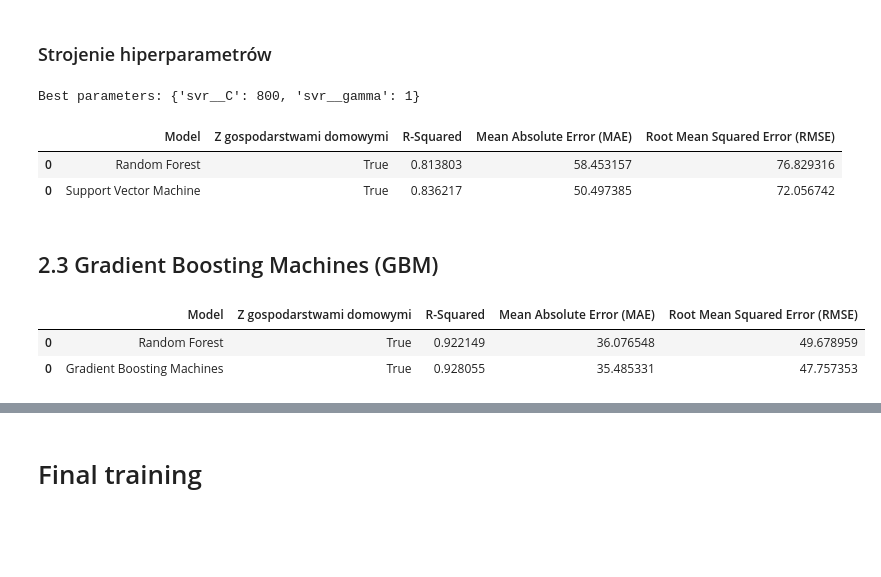
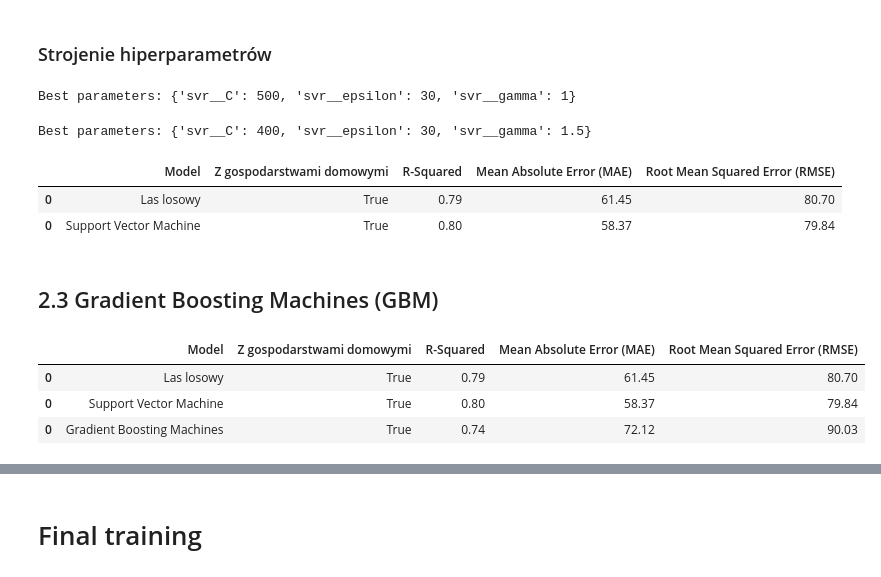
Before and after one commit to pawellachowski777/Master-thesis, a Jupyter notebook: 3.modelowanie.ipynb, the cells around one changed output, grey strips where cells are left out. Cells and saved outputs as stored; diff of their text form; code cells hidden in the pictures; blank space fills up the shorter version.

```diff
--- a/3.modelowanie.ipynb
+++ b/3.modelowanie.ipynb
@@ -36,7 +103,7 @@ rf = RandomForestRegressor(random_state=42)
 rf.fit(X_train, y_train)
 y_pred = rf.predict(X_test)
 
-df_evaluate = evaluate_model(df_evaluate, y_test, y_pred, "Random Forest", with_gd=True)
+df_evaluate = evaluate_model(df_evaluate, y_test, y_pred, "Las losowy", with_gd=True)
 df_evaluate
 # %% [output]
 |  | Model | Z gospodarstwami domowymi | R-Squared | Mean Absolute Error (MAE) | Root Mean Squared Error (RMSE) |
@@ -57,27 +117,40 @@ from sklearn.svm import SVR
 from sklearn.preprocessing import StandardScaler
 from sklearn.pipeline import make_pipeline
 from sklearn.model_selection import GridSearchCV
-from xgboost import XGBRegressor
 
+# attempt 1
 param_grid = {
-    # 'svr__C': [
-    #     1, 10, 50, 100, 200,
-    #     500, 1000, 2000, 5000
-    # ],
     'svr__C': [
-         800,
+        1, 10, 50, 100, 200, 500, 1000
     ],
-    'svr__gamma': [0.1, 1, 2, 3, 'scale'],
+    'svr__gamma': [0.1, 1, 2, 3],
+    'svr__epsilon': [1, 10, 30, 60, 90]
 }
-svr = make_pipeline(StandardScaler(), SVR(kernel='rbf'))
+svr = make_pipeline(StandardScaler(), SVR())
 grid_search = GridSearchCV(svr, param_grid, cv=3, scoring='r2', n_jobs=-1)
 grid_search.fit(X_train, y_train)
 
 # Best parameters
 print("Best parameters:", grid_search.best_params_)
-y_pred = grid_search.predict(X_test)
 # %% [output]
-Best parameters: {'svr__C': 800, 'svr__gamma': 1}
+Best parameters: {'svr__C': 500, 'svr__epsilon': 30, 'svr__gamma': 1}
+# %%
+# attempt 2
+param_grid = {
+    'svr__C': [
+         300, 400, 500, 600, 700
+    ],
+    'svr__gamma': [0.5, 1, 1.5],
+    'svr__epsilon': [10, 20, 30, 40]
+}
+svr = make_pipeline(StandardScaler(), SVR())
+grid_search = GridSearchCV(svr, param_grid, cv=3, scoring='r2', n_jobs=-1)
+grid_search.fit(X_train, y_train)
+
+# Best parameters
+print("Best parameters:", grid_search.best_params_)
+# %% [output]
+Best parameters: {'svr__C': 400, 'svr__epsilon': 30, 'svr__gamma': 1.5}
 # %%
 svr = make_pipeline(StandardScaler(), SVR(kernel='rbf', C=800, gamma=1))
 # svr = make_pipeline(StandardScaler(), SVR(kernel='rbf', C=150, gamma=1))
@@ -88,20 +161,21 @@ df_evaluate = evaluate_model(df_evaluate, y_test, y_pred, "Support Vector Machin
 df_evaluate
 # %% [output]
 |  | Model | Z gospodarstwami domowymi | R-Squared | Mean Absolute Error (MAE) | Root Mean Squared Error (RMSE) |
-| 0 | Random Forest | True | 0.813803 | 58.453157 | 76.829316 |
-| 0 | Support Vector Machine | True | 0.836217 | 50.497385 | 72.056742 |
+| 0 | Las losowy | True | 0.79 | 61.45 | 80.70 |
+| 0 | Support Vector Machine | True | 0.80 | 58.37 | 79.84 |
 # %% [markdown]
 ## 2.3 Gradient Boosting Machines (GBM)
 # %%
-from xgboost import XGBRegressor
+from sklearn.ensemble import GradientBoostingRegressor
 
-gbm = XGBRegressor(random_state=42)
+gbm = GradientBoostingRegressor(random_state=42)
 gbm.fit(X_train, y_train)
 y_pred = gbm.predict(X_test)
 
 df_evaluate = evaluate_model(df_evaluate, y_test, y_pred, "Gradient Boosting Machines", with_gd=True)
 df_evaluate
 # %% [output]
 |  | Model | Z gospodarstwami domowymi | R-Squared | Mean Absolute Error (MAE) | Root Mean Squared Error (RMSE) |
-| 0 | Random Forest | True | 0.922149 | 36.076548 | 49.678959 |
-| 0 | Gradient Boosting Machines | True | 0.928055 | 35.485331 | 47.757353 |
+| 0 | Las losowy | True | 0.79 | 61.45 | 80.70 |
+| 0 | Support Vector Machine | True | 0.80 | 58.37 | 79.84 |
+| 0 | Gradient Boosting Machines | True | 0.74 | 72.12 | 90.03 |
```
Also changed, not shown: parts of 25 cells of this notebook, 4 other files.
